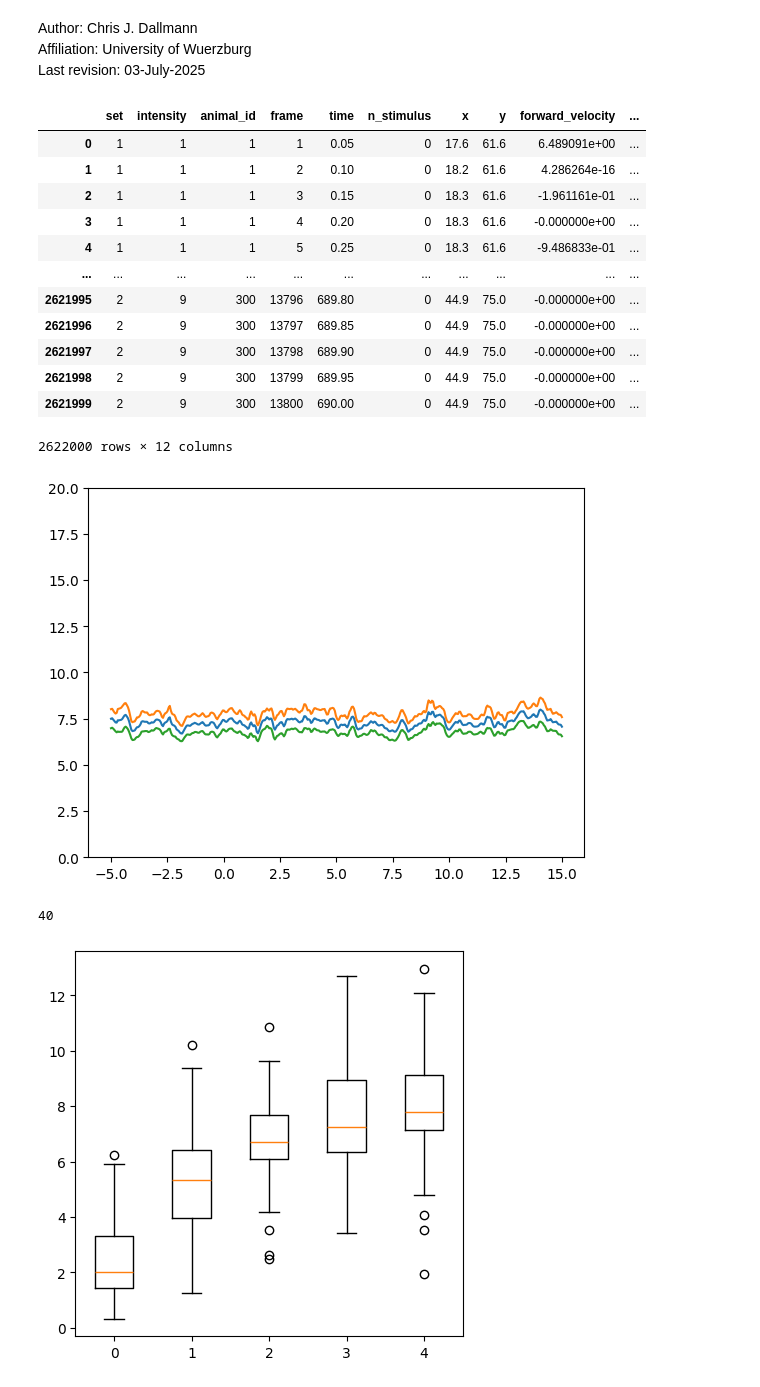
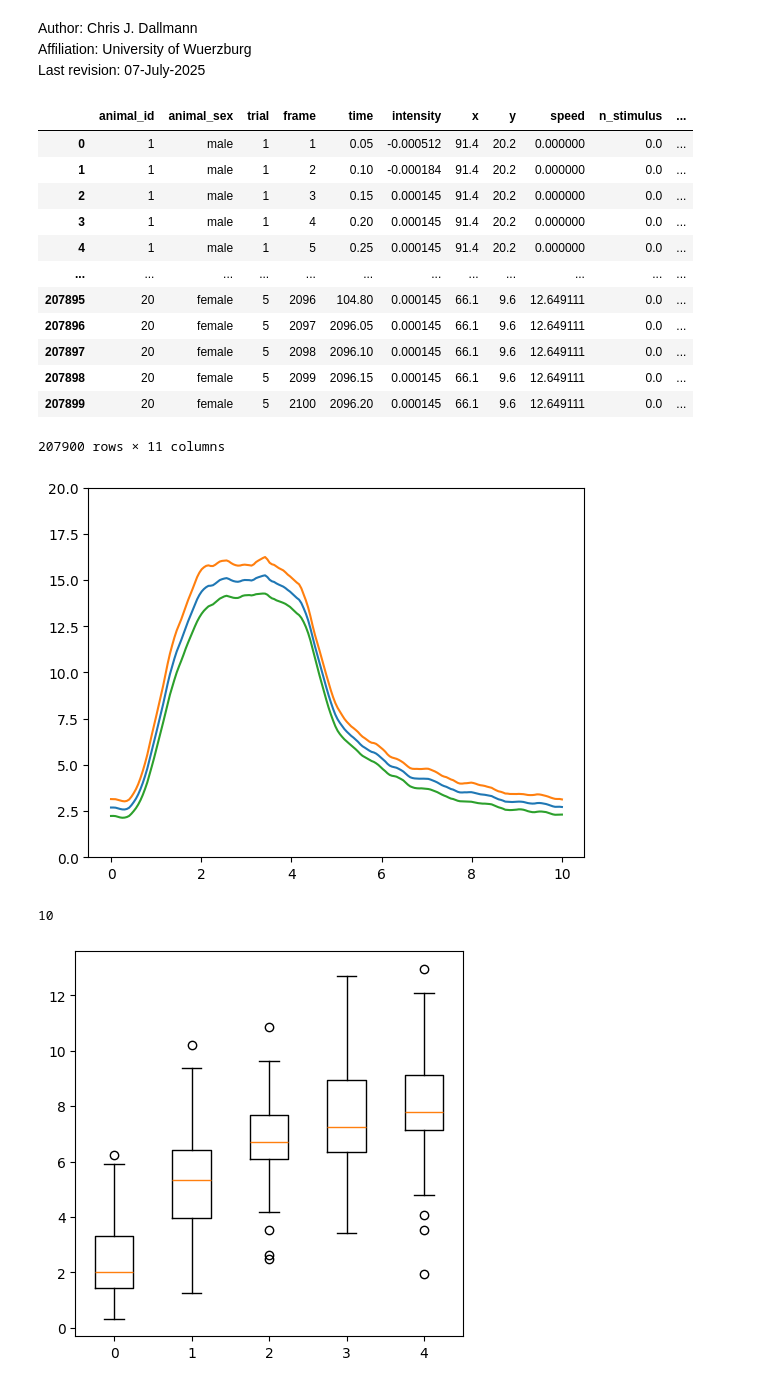
Before and after one commit to chrisjdallmann/roadrunner, a Jupyter notebook: code/arena_analysis.ipynb, the cells around one changed output. Saved outputs shown, nothing was run; the diff lists cells and outputs as text; code cells hidden in the pictures.

```diff
--- a/code/arena_analysis.ipynb
+++ b/code/arena_analysis.ipynb
@@ -1,7 +1,7 @@
 # %% [markdown]
 Author: Chris J. Dallmann \
 Affiliation: University of Wuerzburg \
-Last revision: 03-July-2025
+Last revision: 07-July-2025
 # %%
 import pandas as pd
 import numpy as np
@@ -10,8 +10,8 @@ from scipy import stats
 import matplotlib.pyplot as plt
 # %%
 # Set parameters
-data_dir = r'Z:/Data/Roadrunner/arena/'
-dataset = 'roadrunner_cschrimson.csv'
+data_dir = r'Z:/Data/Roadrunner/'
+dataset = 'arena_rr_cschrimson_sinusoidal.csv'
 
 sampling_rate = 20 # Hz
 filter_size = 0.3 # s
@@ -21,31 +21,32 @@ filter_size = 0.3 # s
 df = pd.read_csv(data_dir+dataset)
 df
 # %% [output]
-|  | set | intensity | animal_id | frame | time | n_stimulus | x | y | forward_velocity | ... |
-| 0 | 1 | 1 | 1 | 1 | 0.05 | 0 | 17.6 | 61.6 | 6.489091e+00 | ... |
-| 1 | 1 | 1 | 1 | 2 | 0.10 | 0 | 18.2 | 61.6 | 4.286264e-16 | ... |
-| 2 | 1 | 1 | 1 | 3 | 0.15 | 0 | 18.3 | 61.6 | -1.961161e-01 | ... |
-| 3 | 1 | 1 | 1 | 4 | 0.20 | 0 | 18.3 | 61.6 | -0.000000e+00 | ... |
-| 4 | 1 | 1 | 1 | 5 | 0.25 | 0 | 18.3 | 61.6 | -9.486833e-01 | ... |
-| ... | ... | ... | ... | ... | ... | ... | ... | ... | ... | ... |
-| 2621995 | 2 | 9 | 300 | 13796 | 689.80 | 0 | 44.9 | 75.0 | -0.000000e+00 | ... |
-| 2621996 | 2 | 9 | 300 | 13797 | 689.85 | 0 | 44.9 | 75.0 | -0.000000e+00 | ... |
-| 2621997 | 2 | 9 | 300 | 13798 | 689.90 | 0 | 44.9 | 75.0 | -0.000000e+00 | ... |
-| 2621998 | 2 | 9 | 300 | 13799 | 689.95 | 0 | 44.9 | 75.0 | -0.000000e+00 | ... |
-| 2621999 | 2 | 9 | 300 | 13800 | 690.00 | 0 | 44.9 | 75.0 | -0.000000e+00 | ... |
+|  | animal_id | animal_sex | trial | frame | time | intensity | x | y | speed | n_stimulus | ... |
+| 0 | 1 | male | 1 | 1 | 0.05 | -0.000512 | 91.4 | 20.2 | 0.000000 | 0.0 | ... |
+| 1 | 1 | male | 1 | 2 | 0.10 | -0.000184 | 91.4 | 20.2 | 0.000000 | 0.0 | ... |
+| 2 | 1 | male | 1 | 3 | 0.15 | 0.000145 | 91.4 | 20.2 | 0.000000 | 0.0 | ... |
+| 3 | 1 | male | 1 | 4 | 0.20 | 0.000145 | 91.4 | 20.2 | 0.000000 | 0.0 | ... |
+| 4 | 1 | male | 1 | 5 | 0.25 | 0.000145 | 91.4 | 20.2 | 0.000000 | 0.0 | ... |
+| ... | ... | ... | ... | ... | ... | ... | ... | ... | ... | ... | ... |
+| 207895 | 20 | female | 5 | 2096 | 104.80 | 0.000145 | 66.1 | 9.6 | 12.649111 | 0.0 | ... |
+| 207896 | 20 | female | 5 | 2097 | 2096.05 | 0.000145 | 66.1 | 9.6 | 12.649111 | 0.0 | ... |
+| 207897 | 20 | female | 5 | 2098 | 2096.10 | 0.000145 | 66.1 | 9.6 | 12.649111 | 0.0 | ... |
+| 207898 | 20 | female | 5 | 2099 | 2096.15 | 0.000145 | 66.1 | 9.6 | 12.649111 | 0.0 | ... |
+| 207899 | 20 | female | 5 | 2100 | 2096.20 | 0.000145 | 66.1 | 9.6 | 12.649111 | 0.0 | ... |
-2622000 rows × 12 columns
+207900 rows × 11 columns
 # %%
 # Plot mean time course for a specific intensity
 parameter_name = "speed"
 sets = [1,2]
 intensity = 9
-stimulus_duration = 10 # s
-pre_duration = 5 # s
+animal_sex = ['male']
+stimulus_duration = 5 # s
+pre_duration = 0 # s
 post_duration = 5 # s
 
 # Initialize variables
 if 'sinusoidal' in dataset:
-    df_sub = df.copy()
+    df_sub = df[(df.animal_sex.isin(animal_sex))]
 else:
     df_sub = df[(df.intensity==intensity) & (df.set.isin(sets))]
 
@@ -65,38 +66,38 @@ for animal_id_index, animal_id in enumerate(animal_ids):
         parameter = parameter*-1
 
     stimulus_onset_indices = np.argwhere(np.diff(n_stimulus)>0)+1
 
     mean_parameter = np.zeros(((pre_duration+stimulus_duration+post_duration)*sampling_rate, len(stimulus_onset_indices)))
     mean_intensity = np.zeros(((pre_duration+stimulus_duration+post_duration)*sampling_rate, len(stimulus_onset_indices)))
 
     # Loop over stimulus presentations
     for index, _ in enumerate(stimulus_onset_indices):
         onset = stimulus_onset_indices[index][0]-pre_duration*sampling_rate
         offset = stimulus_onset_indices[index][0]+(stimulus_duration+post_duration)*sampling_rate
 
         mean_parameter[:,index] = uniform_filter1d(parameter[onset:offset], size=int(filter_size*sampling_rate))
         mean_intensity[:,index] = intensity[onset:offset]
 
     mean_parameters[:,animal_id_index] = np.nanmean(mean_parameter,axis=1)
     mean_intensities[:,animal_id_index] = np.nanmean(mean_intensity,axis=1)
 
 # Plot mean time course
 time = time = np.linspace(-pre_duration, stimulus_duration+post_duration, num=(pre_duration+stimulus_duration+post_duration)*sampling_rate)
 mean = np.mean(mean_parameters,axis=1)
 sem = np.std(mean_parameters,axis=1)/np.sqrt(np.size(mean_parameters,1))
 
 plt.plot(time,mean)
 plt.plot(time,mean+sem)
 plt.plot(time,mean-sem)
 plt.ylim([0,20])
 #plt.savefig(r'C:\Users\Chris\Desktop\figure.eps')
 plt.show()
 # %% [output]
-[figure, old version]
+[figure, new version]
 # %%
 n_animals
 # %% [output]
-40
+10
 # %%
 # Plot mean speed per animal and intensity
 parameter_name = "speed"
```
